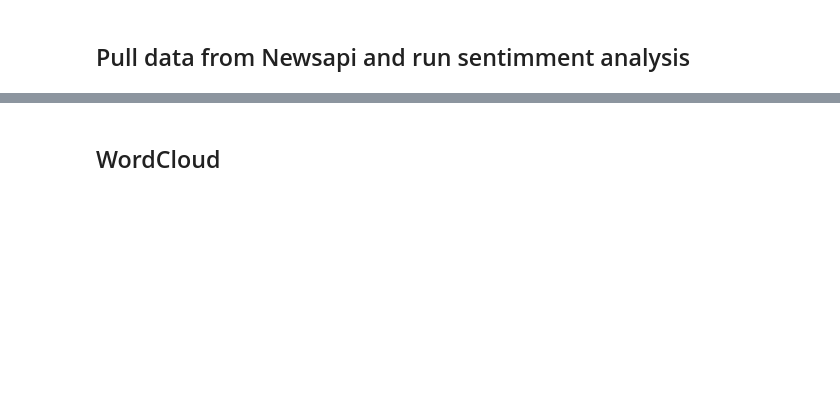
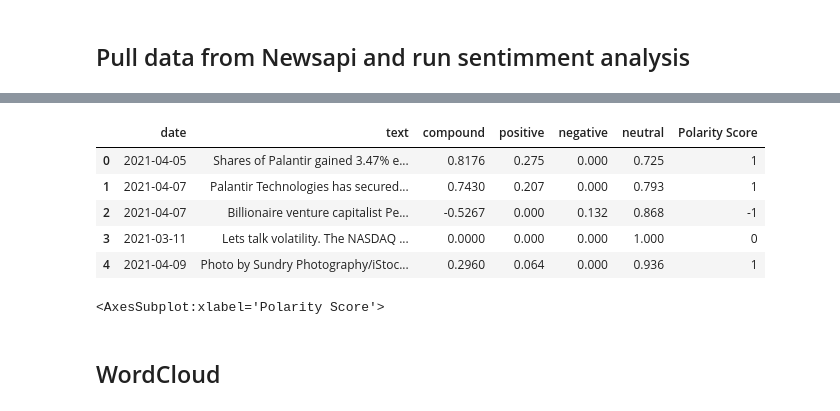
Before and after one commit to lfarlima/Multivariate-Time-Series-Analysis-of-Sentiment-Scores, a Jupyter notebook: Project_2.ipynb, the cells around one changed output, grey strips where cells are left out. Drawn from its saved outputs; the diff is of its cells as text; code cells hidden in the pictures; blank space fills up the shorter version.

```diff
--- a/Project_2.ipynb
+++ b/Project_2.ipynb
@@ -80,7 +97,9 @@ newsapi = NewsApiClient(api_key=api_key)
 # %%
 # import local csv to colab
-from google.colab import files
-uploaded = files.upload()
+# from google.colab import files
+# uploaded = files.upload()
+
+pltr_twitter_df = pd.read_csv('pltr_twitter_df.csv')
 # %%
 pltr_twitter_df=pltr_twitter_df.sort_values('Date')
 pltr_twitter_df.head()
@@ -164,6 +225,7 @@ for article in pltr_headlines["articles"]:
         pos = sentiment["pos"]
         neu = sentiment["neu"]
         neg = sentiment["neg"]
+        pol=  get_sentiment(compound)
 
         pltr_sentiments.append({
             "text": text,
@@ -171,7 +233,8 @@ for article in pltr_headlines["articles"]:
             "compound": compound,
             "positive": pos,
             "negative": neg,
-            "neutral": neu
+            "neutral": neu,
+            "Polarity Score":pol
 
         })
 
@@ -180,17 +243,25 @@ for article in pltr_headlines["articles"]:
 # %%
 # Create DataFrame
 pltr_newsapi_sentiment_df = pd.DataFrame(pltr_sentiments)
 
 # Reorder DataFrame columns
-cols = ["date", "text", "compound", "positive", "negative", "neutral"]
+cols = ["date", "text", "compound", "positive", "negative", "neutral",'Polarity Score']
 pltr_newsapi_sentiment_df = pltr_newsapi_sentiment_df[cols]
-
-pltr_sentiment_newsapi_df.sort_values('date')
-pltr_sentiment_newsapi_df.set_index('date')
-pltr_sentiment_newsapi_df.head()
+pltr_newsapi_sentiment_df.sort_values('date')
+pltr_newsapi_sentiment_df.set_index('date')
+pltr_newsapi_sentiment_df.head()
+# %% [output]
+|  | date | text | compound | positive | negative | neutral | Polarity Score |
+| 0 | 2021-04-05 | Shares of Palantir gained 3.47% e... | 0.8176 | 0.275 | 0.000 | 0.725 | 1 |
+| 1 | 2021-04-07 | Palantir Technologies has secured... | 0.7430 | 0.207 | 0.000 | 0.793 | 1 |
+| 2 | 2021-04-07 | Billionaire venture capitalist Pe... | -0.5267 | 0.000 | 0.132 | 0.868 | -1 |
+| 3 | 2021-03-11 | Lets talk volatility. The NASDAQ ... | 0.0000 | 0.000 | 0.000 | 1.000 | 0 |
+| 4 | 2021-04-09 | Photo by Sundry Photography/iStoc... | 0.2960 | 0.064 | 0.000 | 0.936 | 1 |
 # %%
 # Graph tallied Polarity Score
-pltr_sentiment_newsapi_df.groupby('Polarity Score').size().plot(kind='bar')
+pltr_newsapi_sentiment_df.groupby('Polarity Score').size().plot(kind='bar')
+# %% [output]
+<AxesSubplot:xlabel='Polarity Score'>
 # %% [markdown]
 ## WordCloud
 # %%
```
Also changed, not shown: parts of 26 cells of this notebook, 2 other files.
